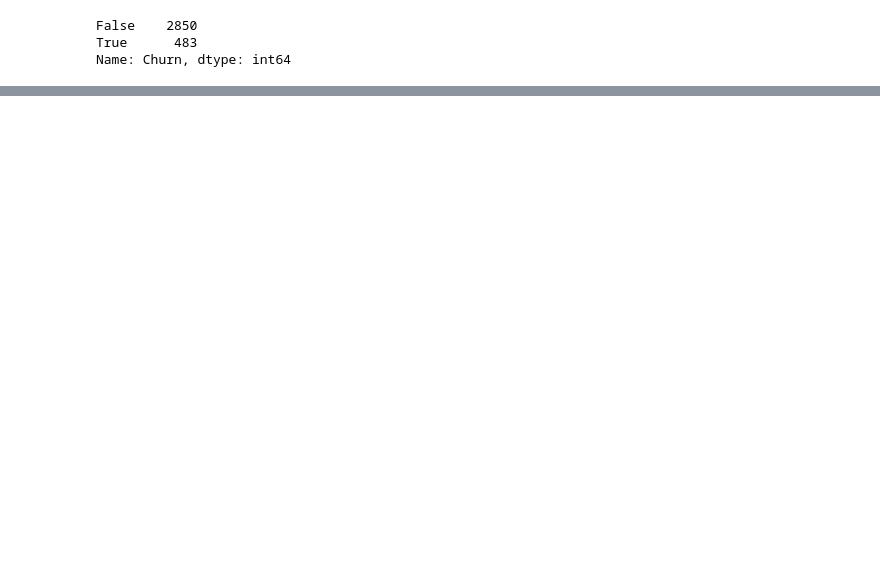
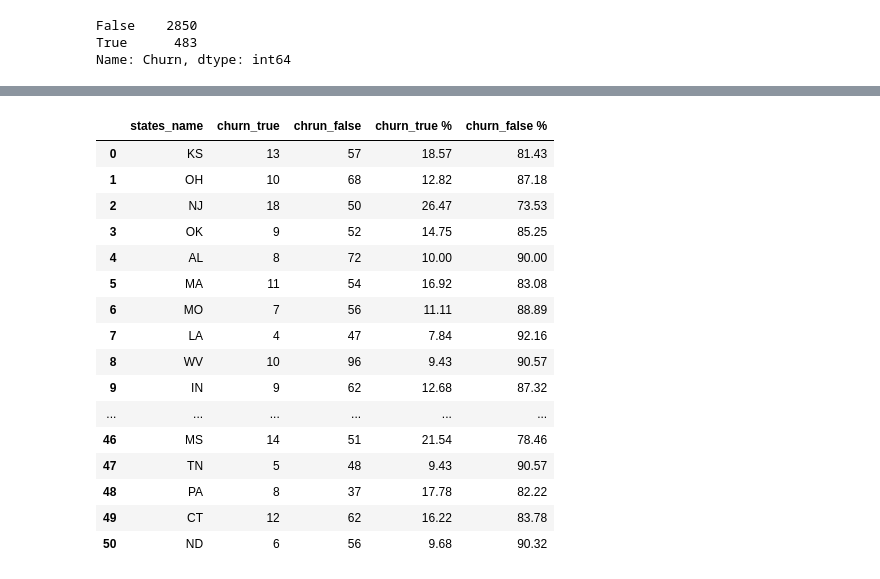
Before and after one commit to tusharraskar/EDA_Alma, a Jupyter notebook: Telecom_Churn_Analysis.ipynb, the cells around one changed output, grey strips where cells are left out. Cells and saved outputs as stored; diff of their text form; code cells hidden in the pictures; blank space fills up the shorter version.

```diff
--- a/Telecom_Churn_Analysis.ipynb
+++ b/Telecom_Churn_Analysis.ipynb
@@ -193,0 +177,30 @@ Name: Churn, dtype: int64
+# %%
+states_name=df['State'].unique()
+churn_true=[df[(df['State']==state)]['Churn'].value_counts()[1] for state in states_name]
+chrun_false=[df[(df['State']==state)]['Churn'].value_counts()[0] for state in states_name]
+
+df_statewise_churn_count=pd.DataFrame({'states_name' : states_name,
+                                       'churn_true'  : churn_true,
+                                       'chrun_false' : chrun_false})
+
+df_statewise_churn_count['churn_true %']= round(((df_statewise_churn_count['churn_true'])/((df_statewise_churn_count['churn_true'])+ (df_statewise_churn_count['chrun_false'])))*100,2)
+df_statewise_churn_count['churn_false %']= round(((df_statewise_churn_count['chrun_false'])/((df_statewise_churn_count['churn_true'])+ (df_statewise_churn_count['chrun_false'])))*100,2)
+df_statewise_churn_count
+# %% [output]
+|  | states_name | churn_true | chrun_false | churn_true % | churn_false % |
+| 0 | KS | 13 | 57 | 18.57 | 81.43 |
+| 1 | OH | 10 | 68 | 12.82 | 87.18 |
+| 2 | NJ | 18 | 50 | 26.47 | 73.53 |
+| 3 | OK | 9 | 52 | 14.75 | 85.25 |
+| 4 | AL | 8 | 72 | 10.00 | 90.00 |
+| 5 | MA | 11 | 54 | 16.92 | 83.08 |
+| 6 | MO | 7 | 56 | 11.11 | 88.89 |
+| 7 | LA | 4 | 47 | 7.84 | 92.16 |
+| 8 | WV | 10 | 96 | 9.43 | 90.57 |
+| 9 | IN | 9 | 62 | 12.68 | 87.32 |
+| ... | ... | ... | ... | ... | ... |
+| 46 | MS | 14 | 51 | 21.54 | 78.46 |
+| 47 | TN | 5 | 48 | 9.43 | 90.57 |
+| 48 | PA | 8 | 37 | 17.78 | 82.22 |
+| 49 | CT | 12 | 62 | 16.22 | 83.78 |
+| 50 | ND | 6 | 56 | 9.68 | 90.32 |
```
Also changed, not shown: parts of 14 cells of this notebook.
